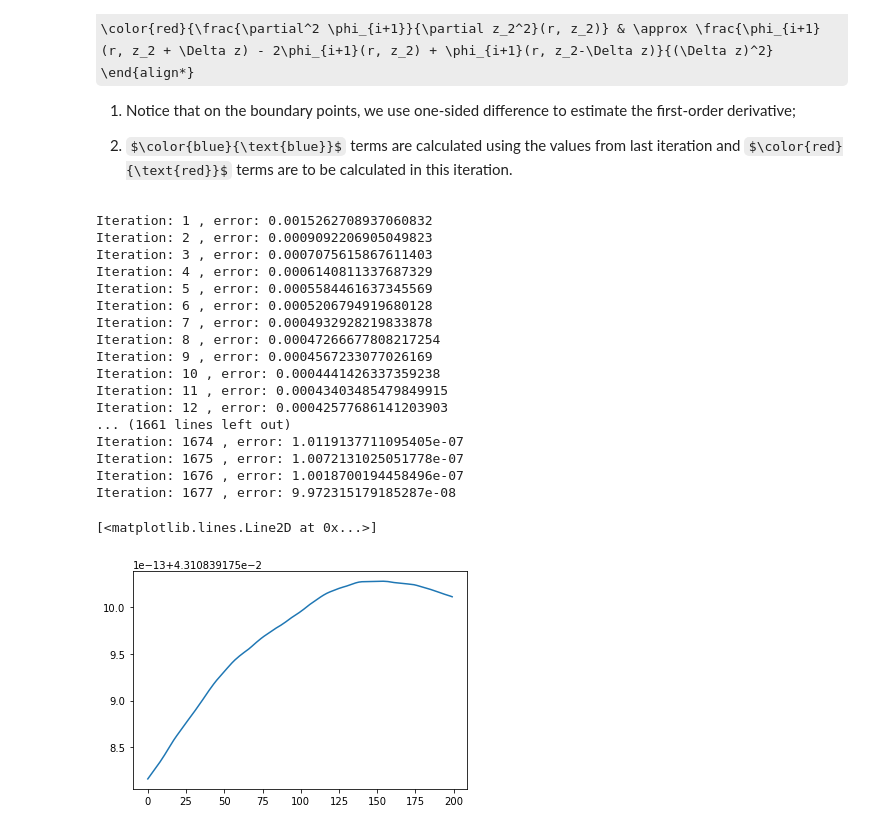
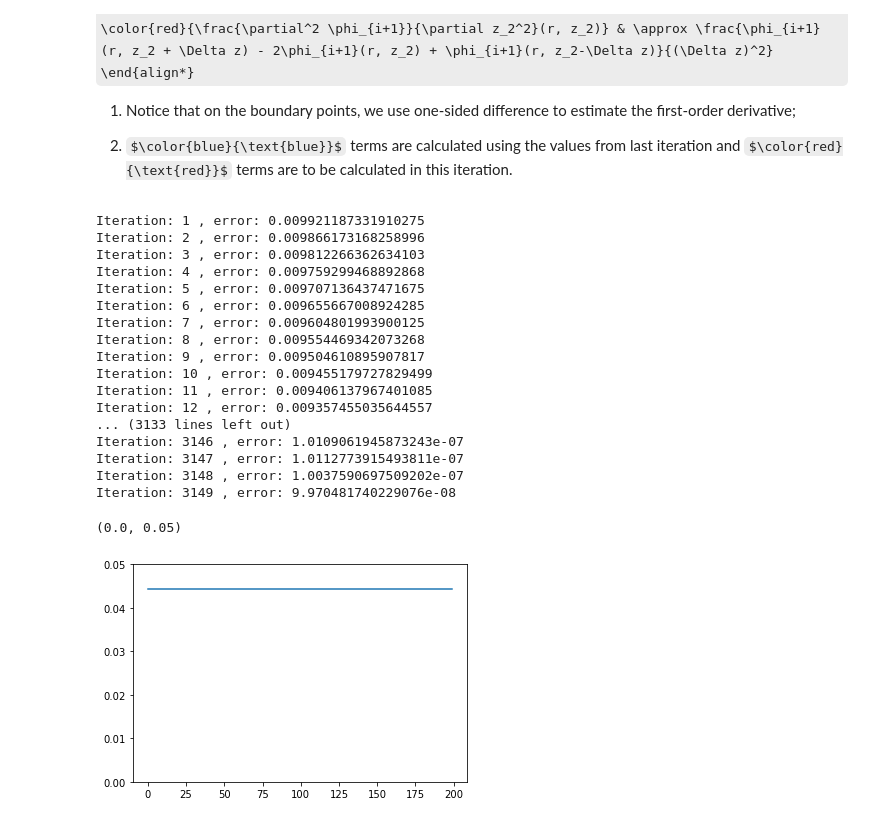
Before and after one commit to lphansen/ClimateUncertaintySpillover, a Jupyter notebook: notebook/BH_modified.ipynb, the cells around one changed output. Saved outputs shown, nothing was run; the diff lists cells and outputs as text; code cells hidden in the pictures; some formulas as TeX source.

```diff
--- a/notebook/BH_modified.ipynb
+++ b/notebook/BH_modified.ipynb
@@ -12,7 +12,7 @@ median = 1.75/1000
 
 μ_2 = 1.
 ρ = 0.5
-σ_2 = np.sqrt(0.21**2*2*ρ/μ_2) # Match moments, using 100 year's std
+σ_2 = np.sqrt((0.21)**2*2*ρ/μ_2) # Match moments, using 100 year's std
 # %% [markdown]
 Equation:
 
@@ -66,7 +66,6 @@ def solver(ϕ_grid, r_grid, z_grid, ϵ, τ, δ, η, ξ_m, μ_2, σ_2, ρ):
     RHS = np.zeros(n_r*n_z)
     for j in range(n_z):
         for i in range(n_r):
-            # Get index
             idx = j*n_r + i
             idx_rp1 = idx + 1
             idx_rm1 = idx - 1
@@ -76,8 +75,7 @@ def solver(ϕ_grid, r_grid, z_grid, ϵ, τ, δ, η, ξ_m, μ_2, σ_2, ρ):
             idx_zm2 = (j-2)*n_r + i
             ϕ = ϕ_grid[idx]
             z = z_grid[j]
-            LHS[idx, idx] = -δ - 1./ϵ
-            # Compute values in blue
+            LHS[idx, idx] += - δ - 1./ϵ
             if i == 0:
                 dϕdr = (ϕ_grid[idx_rp1]-ϕ_grid[idx])/Δ_r
                 e = δ*η/(τ*z+dϕdr)
@@ -94,7 +92,7 @@ def solver(ϕ_grid, r_grid, z_grid, ϵ, τ, δ, η, ξ_m, μ_2, σ_2, ρ):
                 LHS[idx, idx] += e/Δ_r*(e<0) - e/Δ_r*(e>0)
                 LHS[idx, idx_rp1] += -e/Δ_r*(e<0)
                 LHS[idx, idx_rm1] += e/Δ_r*(e>0)
-            temp_1 = - ρ*(z-μ_2)
+            temp_1 = -ρ*(z-μ_2)
             temp_2 = z*σ_2**2/2
             if j == 0:
                 dϕdz = (ϕ_grid[idx_zp1]-ϕ_grid[idx])/Δ_z
@@ -116,8 +114,8 @@ def solver(ϕ_grid, r_grid, z_grid, ϵ, τ, δ, η, ξ_m, μ_2, σ_2, ρ):
                 LHS[idx, idx_zp1] += temp_1/Δ_z*(z<μ_2) + temp_2/(Δ_z**2)
                 LHS[idx, idx_zm1] += -temp_1/Δ_z*(z>μ_2) + temp_2/(Δ_z**2)
             RHS[idx] = -(1./ϵ*ϕ + δ*η*np.log(e) - τ*z*e - 1./(2*ξ_m)*dϕdz**2*z*σ_2**2)
-    ϕ = np.linalg.solve(LHS, RHS)
-    return ϕ
+    ϕ_grid = np.linalg.solve(LHS, RHS)
+    return ϕ_grid
 
 
 @njit
@@ -136,32 +134,35 @@ def false_transient(ϕ_grid, r_grid, z_grid, ϵ, τ, δ, η, ξ_m, μ_2, σ_2,
 # %%
 ϵ = 0.5
 r_max = 3000.
-z_max = 1.0
+z_max = 2.0
 n_r = 200
-n_z = 20
+n_z = 40
 r_grid = np.linspace(0, r_max, n_r)
 z_grid = np.linspace(1e-5, z_max, n_z)
 ϕ_grid = np.zeros(n_r*n_z) # initial guess
+# %%
+(r_mat, z_mat) = np.meshgrid(r_grid, z_grid, indexing = 'ij')
+ϕ_grid = δ*η*r_mat.reshape(-1,order='F')
 # %%
 ϕ_grid = false_transient(ϕ_grid, r_grid, z_grid, ϵ, τ, δ, η, ξ_m, μ_2, σ_2, ρ, max_iter=10_000, tol=1e-7)
 # %% [output]
-Iteration: 1 , error: 0.0015262708937060832
-Iteration: 2 , error: 0.0009092206905049823
-Iteration: 3 , error: 0.0007075615867611403
-Iteration: 4 , error: 0.0006140811337687329
-Iteration: 5 , error: 0.0005584461637345569
-Iteration: 6 , error: 0.0005206794919680128
-Iteration: 7 , error: 0.0004932928219833878
-Iteration: 8 , error: 0.00047266677808217254
-Iteration: 9 , error: 0.0004567233077026169
-Iteration: 10 , error: 0.0004441426337359238
-Iteration: 11 , error: 0.00043403485479849915
-Iteration: 12 , error: 0.00042577686141203903
-... (1661 lines left out)
-Iteration: 1674 , error: 1.0119137711095405e-07
-Iteration: 1675 , error: 1.0072131025051778e-07
-Iteration: 1676 , error: 1.0018700194458496e-07
-Iteration: 1677 , error: 9.972315179185287e-08
+Iteration: 1 , error: 0.009921187331910275
+Iteration: 2 , error: 0.009866173168258996
+Iteration: 3 , error: 0.009812266362634103
+Iteration: 4 , error: 0.009759299468892868
+Iteration: 5 , error: 0.009707136437471675
+Iteration: 6 , error: 0.009655667008924285
+Iteration: 7 , error: 0.009604801993900125
+Iteration: 8 , error: 0.009554469342073268
+Iteration: 9 , error: 0.009504610895907817
+Iteration: 10 , error: 0.009455179727829499
+Iteration: 11 , error: 0.009406137967401085
+Iteration: 12 , error: 0.009357455035644557
+... (3133 lines left out)
+Iteration: 3146 , error: 1.0109061945873243e-07
+Iteration: 3147 , error: 1.0112773915493811e-07
+Iteration: 3148 , error: 1.0037590697509202e-07
+Iteration: 3149 , error: 9.970481740229076e-08
 # %%
 ϕ = ϕ_grid.reshape((n_r, n_z), order='F')
 # %%
@@ -184,7 +186,8 @@ import matplotlib.pyplot as plt
 # %%
-plt.plot(ϕ[:, 10])
+plt.plot(ϕ[:,0])
+plt.ylim(0, 0.05)
 # %% [output]
-[<matplotlib.lines.Line2D at 0x...>]
+(0.0, 0.05)
-[figure, old version]
+[figure, new version]
 # %%
 ϕ[:, 10]
```
Also changed, not shown: parts of 9 cells of this notebook, 25 other files.
